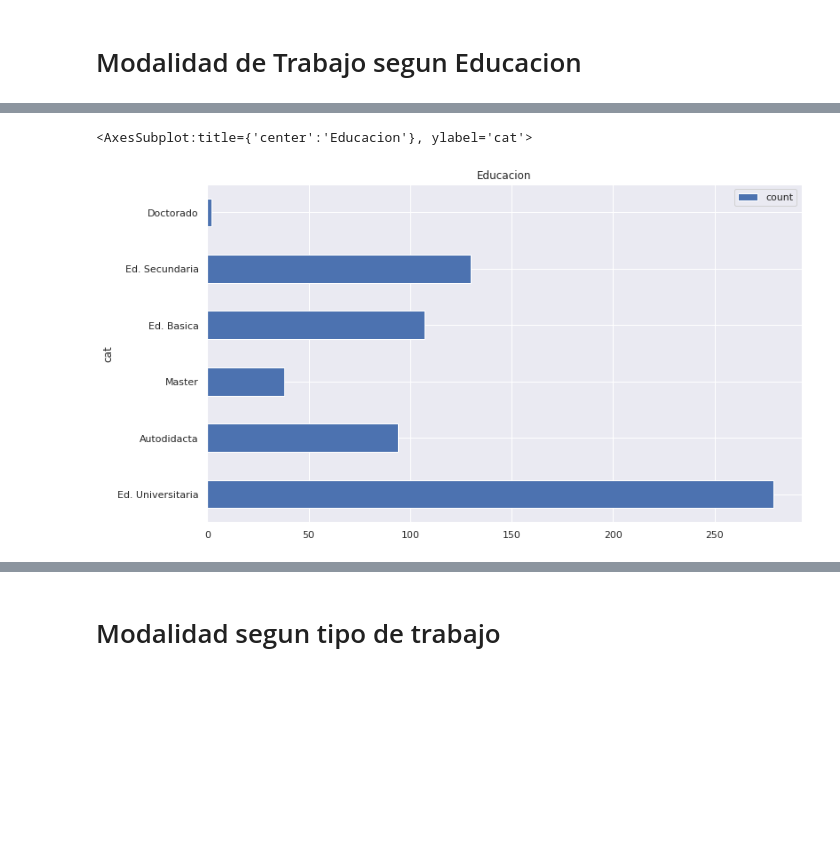
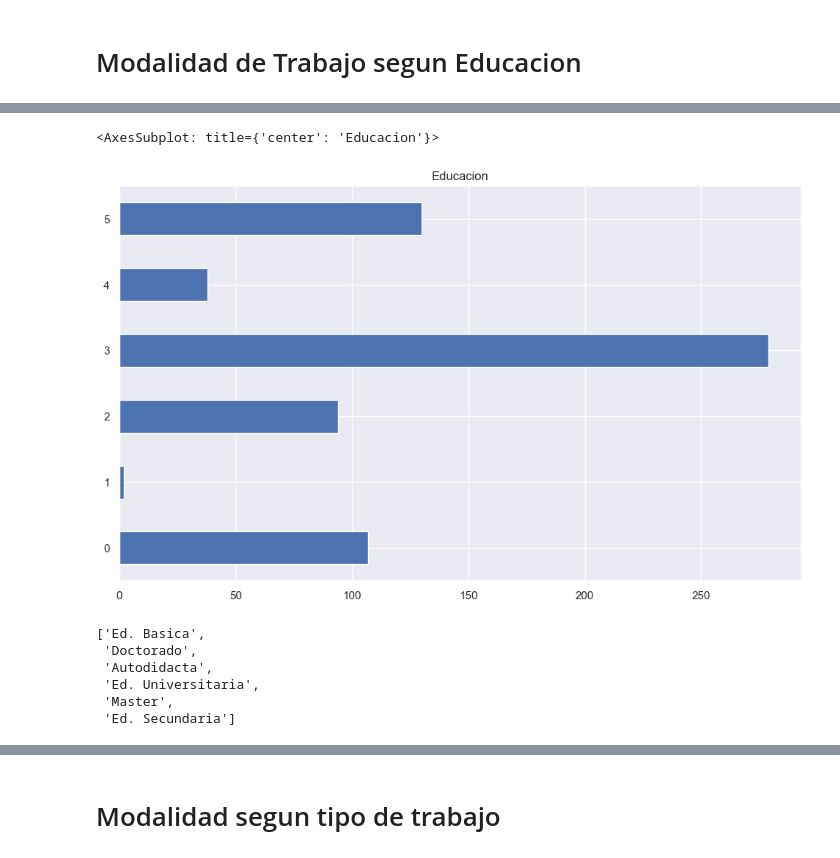
Before and after one commit to TorrezMN/Data_Science, a Jupyter notebook: Enc_Devs_Py/Notebooks/Modality.ipynb, the cells around one changed output, grey strips where cells are left out. Drawn from its saved outputs; the diff is of its cells as text; code cells hidden in the pictures; blank space fills up the shorter version.

```diff
--- a/Enc_Devs_Py/Notebooks/Modality.ipynb
+++ b/Enc_Devs_Py/Notebooks/Modality.ipynb
@@ -43,16 +41,3 @@ def split_row(row):
-# %%
-def make_df(df, col):
-    cats = {}
-    for i in col.map(split_row):
-        for j in i:
-            cats[j] = 0
-    for i in col.map(split_row):
-        for j in i:
-            cats[j] += 1
-    df = pd.DataFrame(
-        data=[i for i in cats.items()], columns=["cat", "count"]
-    ).set_index("cat")
-    return df
 # %% [markdown]
 # Modalidad
 ---
@@ -234,7 +263,7 @@ plt.subplots_adjust(left=0.1, bottom=0.1, right=0.9, top=1.5, wspace=0.4, hspace
 # %%
-edu_df = make_df(df, df["educación"])
+edu_df = make_df(df, "educacion", 'category','counts')
 # %%
-edu_df.plot(kind="barh", title="Educacion")
+edu_df.plot(kind="barh", title="Educacion",legend=False)
 # %% [output]
-<AxesSubplot:title={'center':'Educacion'}, ylabel='cat'>
+<AxesSubplot: title={'center': 'Educacion'}>
-[figure, old version]
+[figure, new version]
@@ -241 +272,10 @@ edu_df.plot(kind="barh", title="Educacion")
+# %%
+ed_uniques
+# %% [output]
+['Ed. Basica',
+ 'Doctorado',
+ 'Autodidacta',
+ 'Ed. Universitaria',
+ 'Master',
+ 'Ed. Secundaria']
 # %%
```
Also changed, not shown: parts of 24 cells of this notebook, 3 other files.
